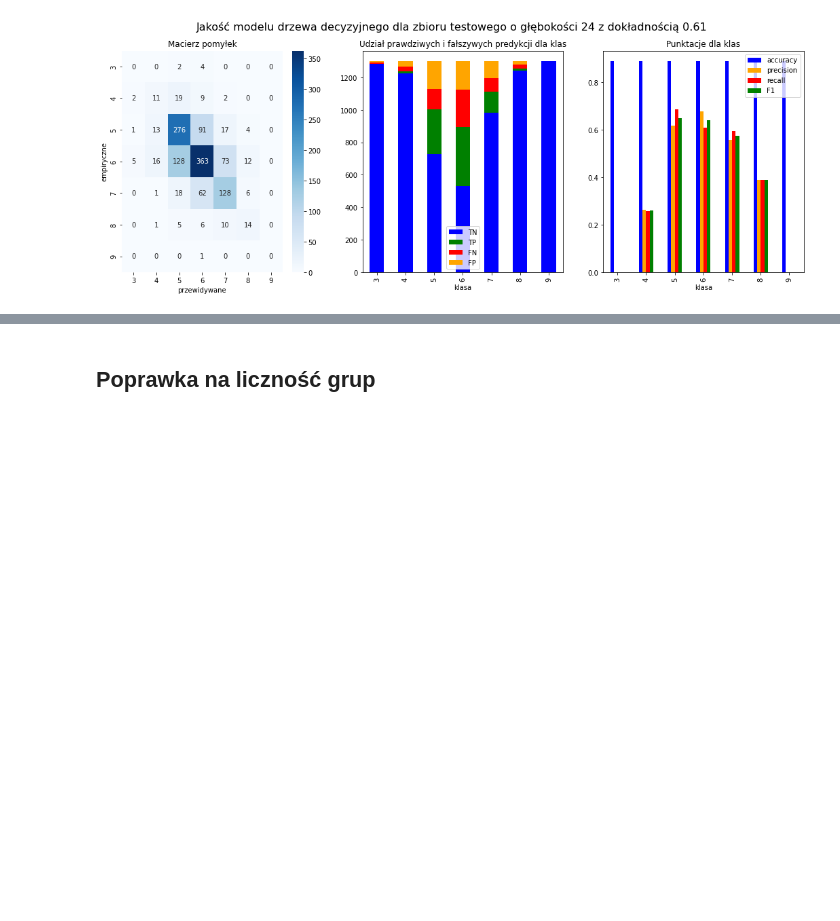
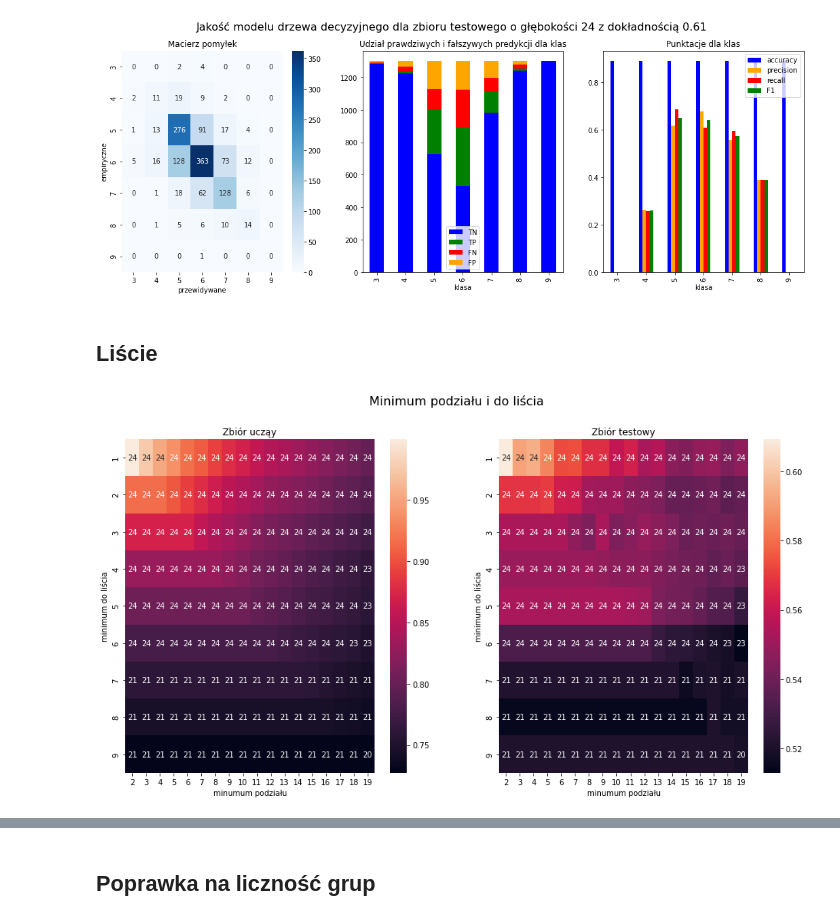
Before and after one commit to JakisTam-maTsikaJ/winko, a Jupyter notebook: drzewo decyzyjne.ipynb, the cells around one changed output, grey strips where cells are left out. Drawn from its saved outputs; the diff is of its cells as text; code cells hidden in the pictures; blank space fills up the shorter version.

```diff
--- a/drzewo decyzyjne.ipynb
+++ b/drzewo decyzyjne.ipynb
@@ -200,3 +204,16 @@ tree_quality_plot(X_test, y_test, Mt, title='Jakość modelu drzewa decyzyjnego
 # %% [output]
 [figure]
 [figure]
+# %% [markdown]
+## Liście
+# %%
+fig, axes = plot.subplots(1,2, figsize=(16,8))
+
+fig.suptitle('Minimum podziału i do liścia', fontsize=16)
+params_heatmap(X, y, X, y, {'min_samples_split': range(2,20), 'min_samples_leaf': range(1,10)},
+    constants={'max_depth': 24}, title='Zbiór ucząy', xlabel='minumum podziału', ylabel='minimum do liścia', ax = axes[0])
+
+params_heatmap(X, y, X_test, y_test, {'min_samples_split': range(2,20), 'min_samples_leaf': range(1,10)},
+    constants={'max_depth': 24}, title='Zbiór testowy', xlabel='minumum podziału', ylabel='minimum do liścia', ax = axes[1])
+# %% [output]
+[figure, added]
```
Also changed, not shown: parts of 17 cells of this notebook.
